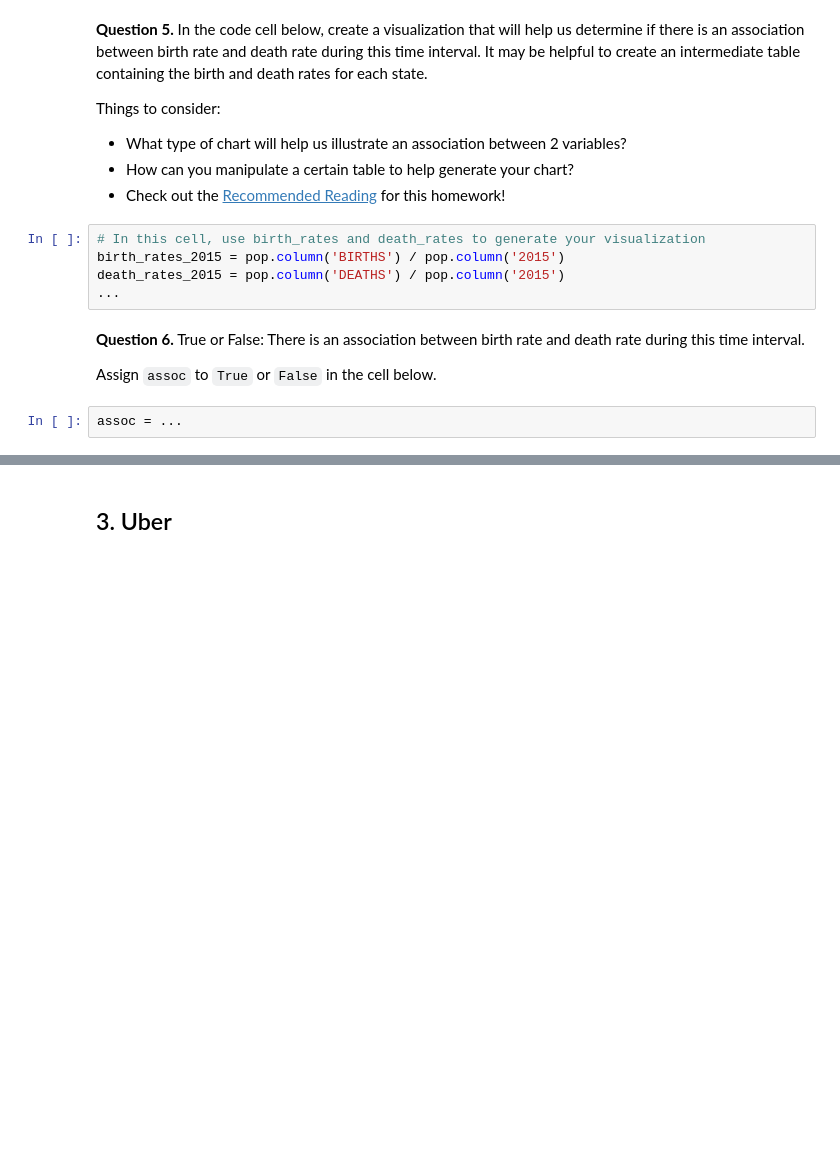
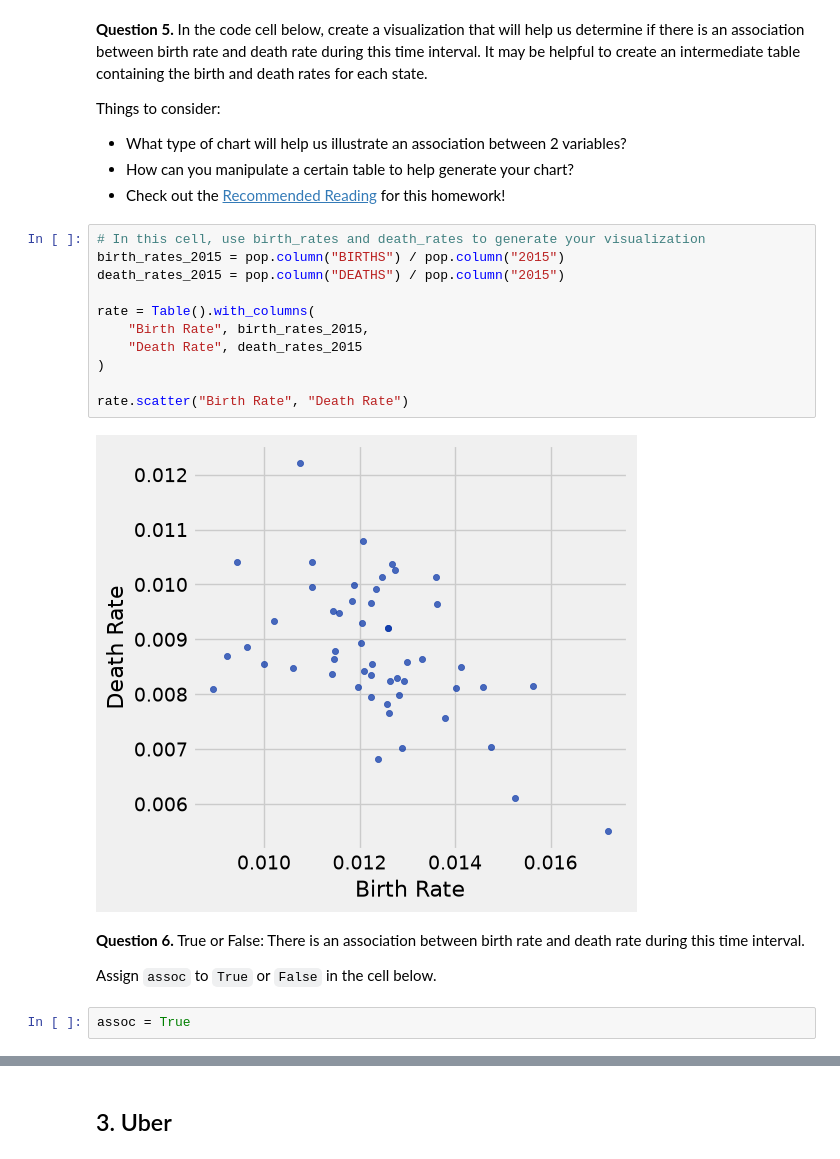
Before and after one commit to Jayden2025-code/26-fall-intro-JD, a Jupyter notebook: Homework 3/hw03.ipynb, the cells around one changed output, grey strips where cells are left out. Drawn from its saved outputs; the diff is of its cells as text; blank space fills up the shorter version.

```diff
--- a/Homework 3/hw03.ipynb
+++ b/Homework 3/hw03.ipynb
@@ -262,9 +293,17 @@ Things to consider:
 - Check out the [Recommended Reading](https://inferentialthinking.com/chapters/07/Visualization.html) for this homework!
 # %%
 # In this cell, use birth_rates and death_rates to generate your visualization
-birth_rates_2015 = pop.column('BIRTHS') / pop.column('2015')
-death_rates_2015 = pop.column('DEATHS') / pop.column('2015')
-...
+birth_rates_2015 = pop.column("BIRTHS") / pop.column("2015")
+death_rates_2015 = pop.column("DEATHS") / pop.column("2015")
+
+rate = Table().with_columns(
+    "Birth Rate", birth_rates_2015,
+    "Death Rate", death_rates_2015
+)
+
+rate.scatter("Birth Rate", "Death Rate")
+# %% [output]
+[figure, added]
 # %% [markdown]
 <!-- END QUESTION -->
 
@@ -272,6 +311,6 @@ death_rates_2015 = pop.column('DEATHS') / pop.column('2015')
 
 Assign `assoc` to `True` or `False` in the cell below.
 # %%
-assoc = ...
+assoc = True
 # %%
 grader.check("q2_6")
```
Also changed, not shown: parts of 28 cells of this notebook, 1 other file.
